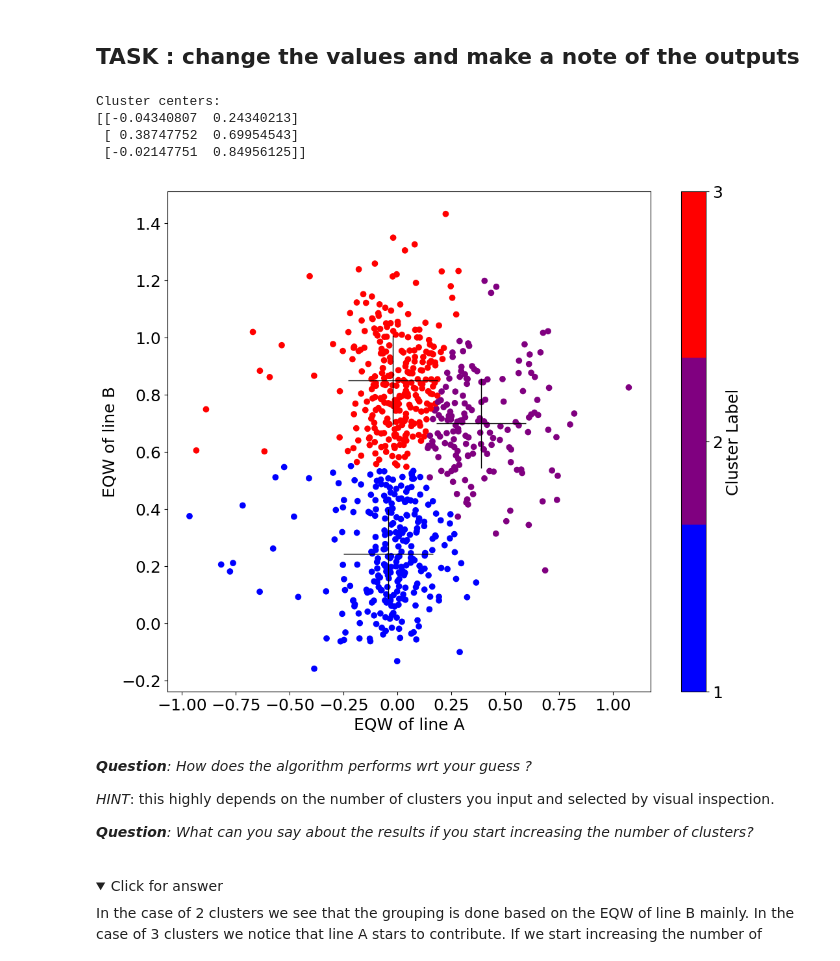
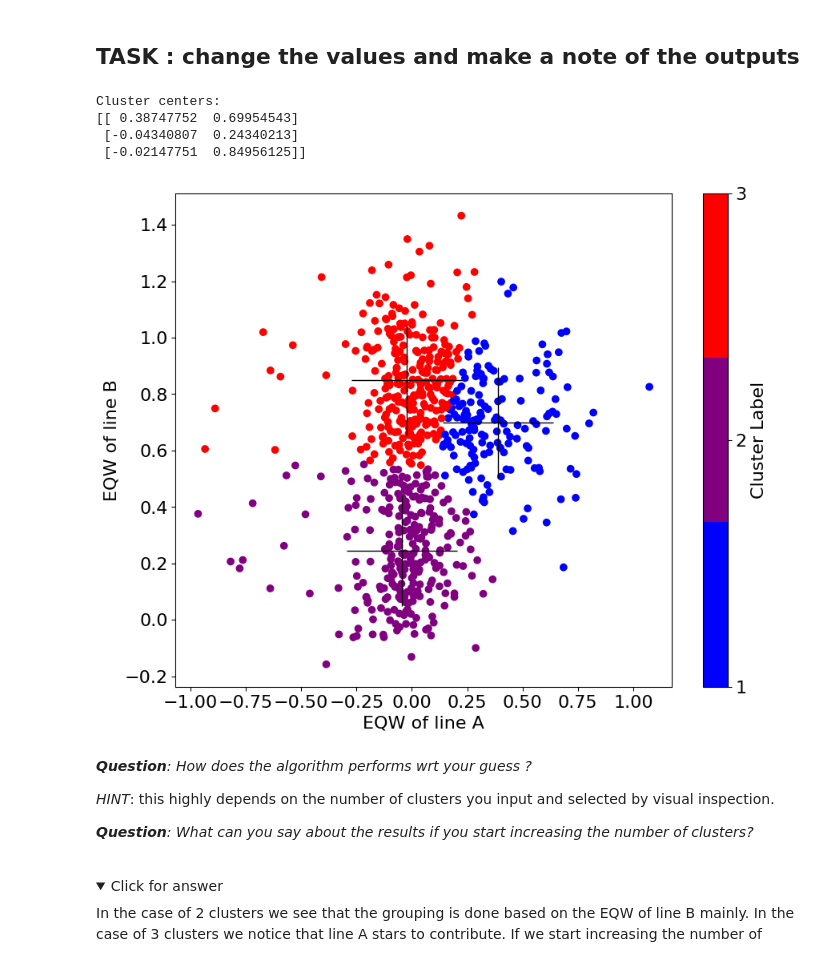
Before and after one commit to astrostatistics-in-crete/2023_summer_school, a Jupyter notebook: 07_ML_Intro_and_Clustering/ML_Intro_and_Clustering_answerkey.ipynb, the cells around one changed output. Cells and saved outputs as stored; diff of their text form; code cells hidden in the pictures; folded sections open.

```diff
--- a/07_ML_Intro_and_Clustering/ML_Intro_and_Clustering_answerkey.ipynb
+++ b/07_ML_Intro_and_Clustering/ML_Intro_and_Clustering_answerkey.ipynb
@@ -144,7 +144,7 @@ import sys
 from collections import defaultdict
 import numpy as np
 from matplotlib import pyplot as plt
-plt.rcParams.update({'font.size': 18}) # updating font size
+plt.rcParams.update({'font.size': 16}) # updating font size
 from matplotlib import colors
 import warnings
 warnings.filterwarnings(action='ignore')
@@ -244,37 +244,37 @@ Now let's try the clustering algorith to see what we get...
 from sklearn.cluster import KMeans
 import matplotlib
 
 Clusters_kmeans = 3
 
 kmeans_model = KMeans(n_clusters=Clusters_kmeans)
 kmeans_model.fit(X)
 
 print("Cluster centers:")
 print(kmeans_model.cluster_centers_)
 
 cc_x = kmeans_model.cluster_centers_[:,0]
 cc_y = kmeans_model.cluster_centers_[:,1]
 
-fig = plt.figure(figsize=(12,10))
+fig = plt.figure(figsize=(10,8))
 
 plt.plot(cc_x, cc_y, 'k+', ms=100)
 
 new_map = matplotlib.cm.gray.from_list('whatever', ('blue', 'red'), N=Clusters_kmeans)
 scat2 = plt.scatter(eqwA, eqwB, c=kmeans_model.labels_, edgecolors='face', cmap=new_map)
 cb = plt.colorbar(scat2, ticks=range(0,Clusters_kmeans+1,1))   # number of clusters
 cb.set_ticklabels(range(1,Clusters_kmeans+2,1))
 cb.set_label('Cluster Label')
 
 plt.xlabel(r"EQW of line A")
 plt.ylabel(r"EQW of line B")
 
 plt.show()
 # %% [output]
 Cluster centers:
-[[-0.04340807  0.24340213]
- [ 0.38747752  0.69954543]
+[[ 0.38747752  0.69954543]
+ [-0.04340807  0.24340213]
  [-0.02147751  0.84956125]]
-[figure, old version]
+[figure, new version]
 # %% [markdown]
 _**Question**: How does the algorithm performs wrt your guess ?_
 
```
Also changed, not shown: parts of 7 cells of this notebook, 1 other file.
